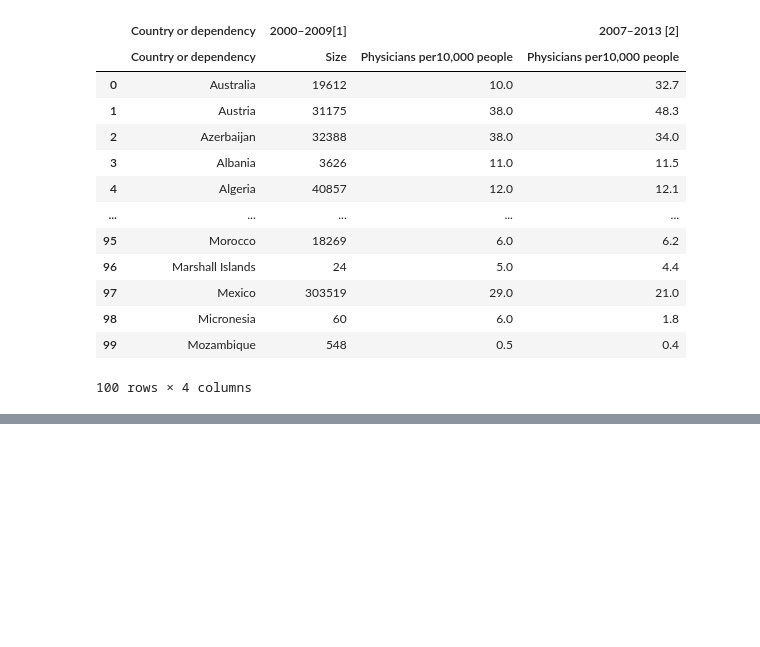
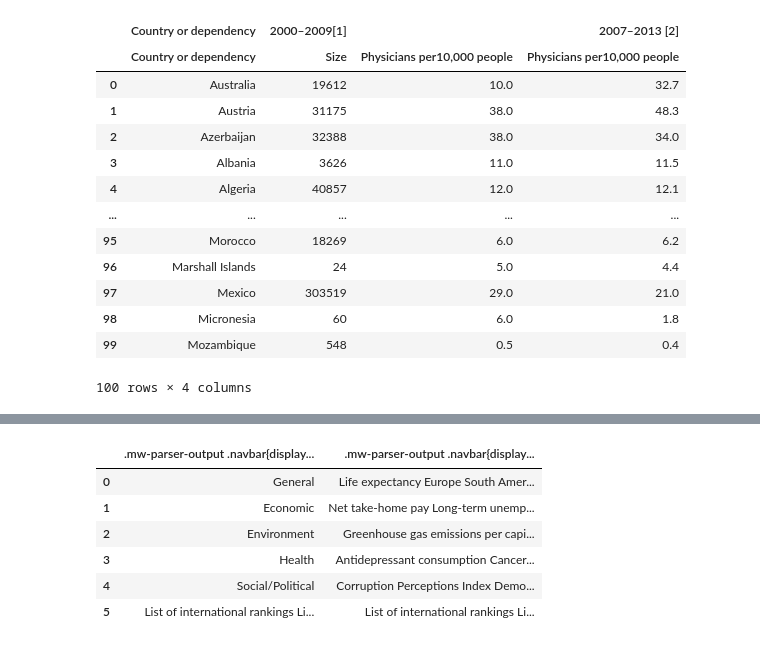
Before and after one commit to burakarslan/DSbootcamp-Project2, a Jupyter notebook: Web Scraping.ipynb, the cells around one changed output, grey strips where cells are left out. Cells and saved outputs as stored; diff of their text form; code cells hidden in the pictures; blank space fills up the shorter version.

```diff
--- a/Web Scraping.ipynb
+++ b/Web Scraping.ipynb
@@ -77,0 +91,11 @@ df.head(100)
+# %%
+table = pd.read_html(url2)[1]
+table
+# %% [output]
+|  | .mw-parser-output .navbar{display... | .mw-parser-output .navbar{display... |
+| 0 | General | Life expectancy Europe South Amer... |
+| 1 | Economic | Net take-home pay Long-term unemp... |
+| 2 | Environment | Greenhouse gas emissions per capi... |
+| 3 | Health | Antidepressant consumption Cancer... |
+| 4 | Social/Political | Corruption Perceptions Index Demo... |
+| 5 | List of international rankings Li... | List of international rankings Li... |
```
Also changed, not shown: parts of 2 cells of this notebook, 5 other files.
